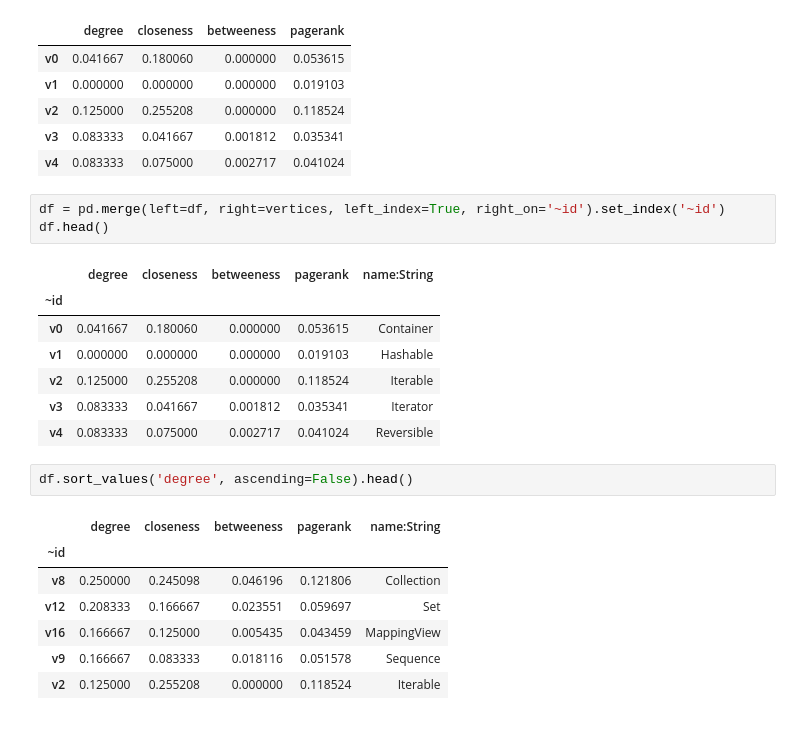
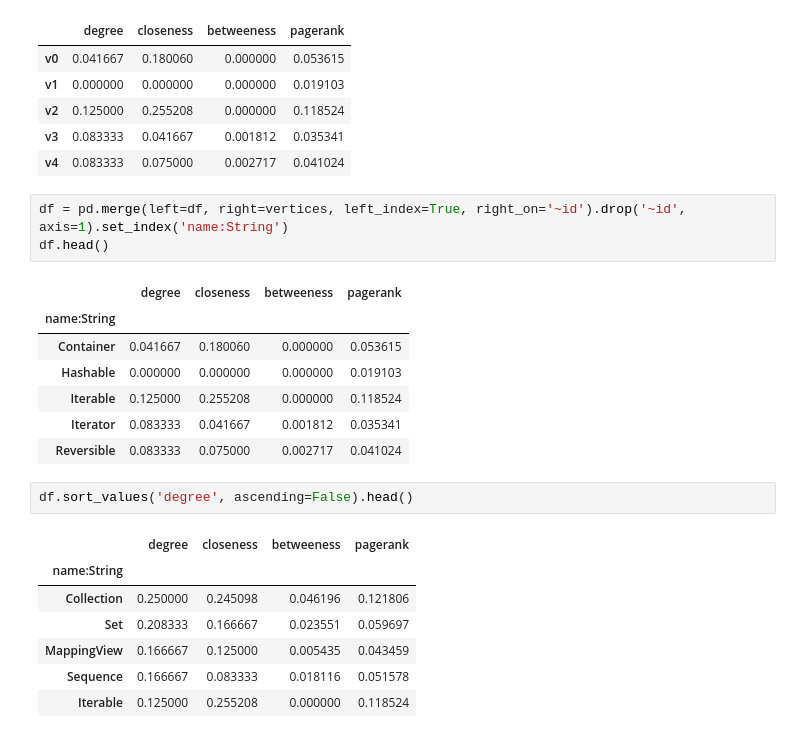
Before and after one commit to hayata-yamamoto/pkg-analysis, a Jupyter notebook: network_analysis.ipynb, the cells around one changed output. Saved outputs shown, nothing was run; the diff lists cells and outputs as text.

```diff
--- a/network_analysis.ipynb
+++ b/network_analysis.ipynb
@@ -82,23 +82,23 @@ df.head()
 | v3 | 0.083333 | 0.041667 | 0.001812 | 0.035341 |
 | v4 | 0.083333 | 0.075000 | 0.002717 | 0.041024 |
 # %%
-df = pd.merge(left=df, right=vertices, left_index=True, right_on='~id').set_index('~id')
+df = pd.merge(left=df, right=vertices, left_index=True, right_on='~id').drop('~id', axis=1).set_index('name:String')
 df.head()
 # %% [output]
-|  | degree | closeness | betweeness | pagerank | name:String |
-| ~id |  |  |  |  |  |
-| v0 | 0.041667 | 0.180060 | 0.000000 | 0.053615 | Container |
-| v1 | 0.000000 | 0.000000 | 0.000000 | 0.019103 | Hashable |
-| v2 | 0.125000 | 0.255208 | 0.000000 | 0.118524 | Iterable |
-| v3 | 0.083333 | 0.041667 | 0.001812 | 0.035341 | Iterator |
-| v4 | 0.083333 | 0.075000 | 0.002717 | 0.041024 | Reversible |
+|  | degree | closeness | betweeness | pagerank |
+| name:String |  |  |  |  |
+| Container | 0.041667 | 0.180060 | 0.000000 | 0.053615 |
+| Hashable | 0.000000 | 0.000000 | 0.000000 | 0.019103 |
+| Iterable | 0.125000 | 0.255208 | 0.000000 | 0.118524 |
+| Iterator | 0.083333 | 0.041667 | 0.001812 | 0.035341 |
+| Reversible | 0.083333 | 0.075000 | 0.002717 | 0.041024 |
 # %%
 df.sort_values('degree', ascending=False).head()
 # %% [output]
-|  | degree | closeness | betweeness | pagerank | name:String |
-| ~id |  |  |  |  |  |
-| v8 | 0.250000 | 0.245098 | 0.046196 | 0.121806 | Collection |
-| v12 | 0.208333 | 0.166667 | 0.023551 | 0.059697 | Set |
-| v16 | 0.166667 | 0.125000 | 0.005435 | 0.043459 | MappingView |
-| v9 | 0.166667 | 0.083333 | 0.018116 | 0.051578 | Sequence |
-| v2 | 0.125000 | 0.255208 | 0.000000 | 0.118524 | Iterable |
+|  | degree | closeness | betweeness | pagerank |
+| name:String |  |  |  |  |
+| Collection | 0.250000 | 0.245098 | 0.046196 | 0.121806 |
+| Set | 0.208333 | 0.166667 | 0.023551 | 0.059697 |
+| MappingView | 0.166667 | 0.125000 | 0.005435 | 0.043459 |
+| Sequence | 0.166667 | 0.083333 | 0.018116 | 0.051578 |
+| Iterable | 0.125000 | 0.255208 | 0.000000 | 0.118524 |
```
Also changed, not shown: parts of 10 cells of this notebook, 6 other files.
